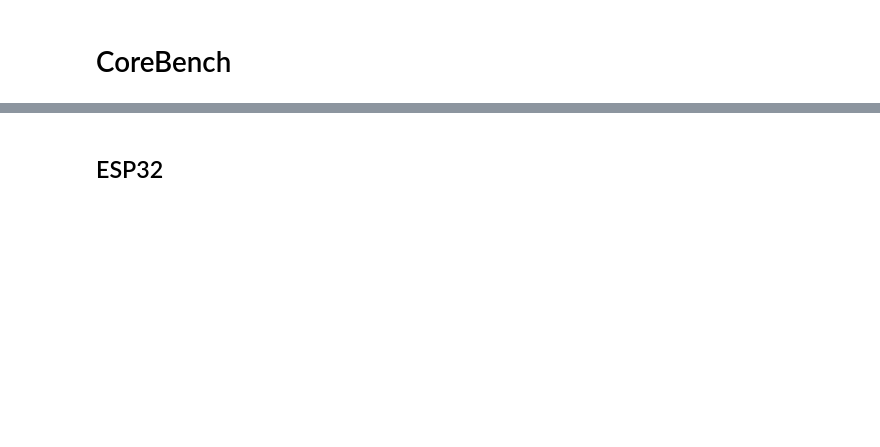
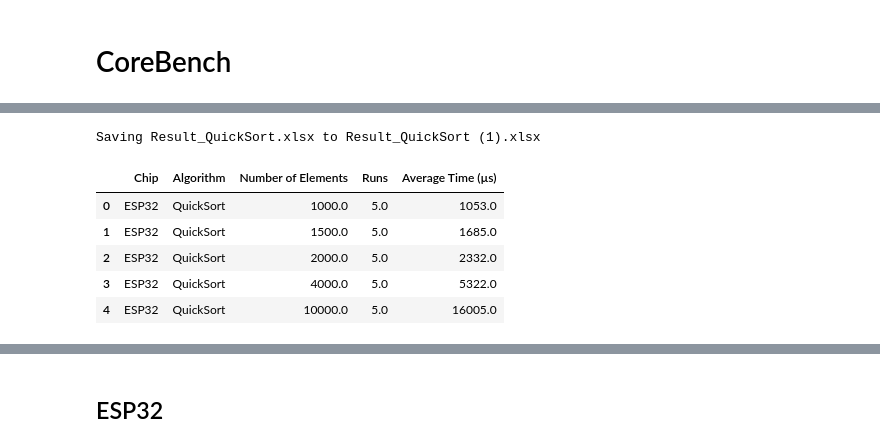
Before and after one commit to Harrison2415/CoreBench, a Jupyter notebook: CoreBench.ipynb, the cells around one changed output, grey strips where cells are left out. Saved outputs shown, nothing was run; the diff lists cells and outputs as text; code cells hidden in the pictures; blank space fills up the shorter version.

```diff
--- a/CoreBench.ipynb
+++ b/CoreBench.ipynb
@@ -47,0 +42,9 @@ Tempo_Médio_us = df['Tempo Médio (us)'].values
+# %%
+uploaded = files.upload()
+
+for filename in uploaded.keys():
+    df = pd.read_excel(filename)
+
+# Display the first few rows
+df.head()
+# %% [output]
@@ -47,0 +52,7 @@ Tempo_Médio_us = df['Tempo Médio (us)'].values
+Saving Result_QuickSort.xlsx to Result_QuickSort (1).xlsx
+|  | Chip | Algorithm | Number of Elements | Runs | Average Time (µs) |
+| 0 | ESP32 | QuickSort | 1000.0 | 5.0 | 1053.0 |
+| 1 | ESP32 | QuickSort | 1500.0 | 5.0 | 1685.0 |
+| 2 | ESP32 | QuickSort | 2000.0 | 5.0 | 2332.0 |
+| 3 | ESP32 | QuickSort | 4000.0 | 5.0 | 5322.0 |
+| 4 | ESP32 | QuickSort | 10000.0 | 5.0 | 16005.0 |
```
Also changed, not shown: parts of 24 cells of this notebook, 6 other files.
